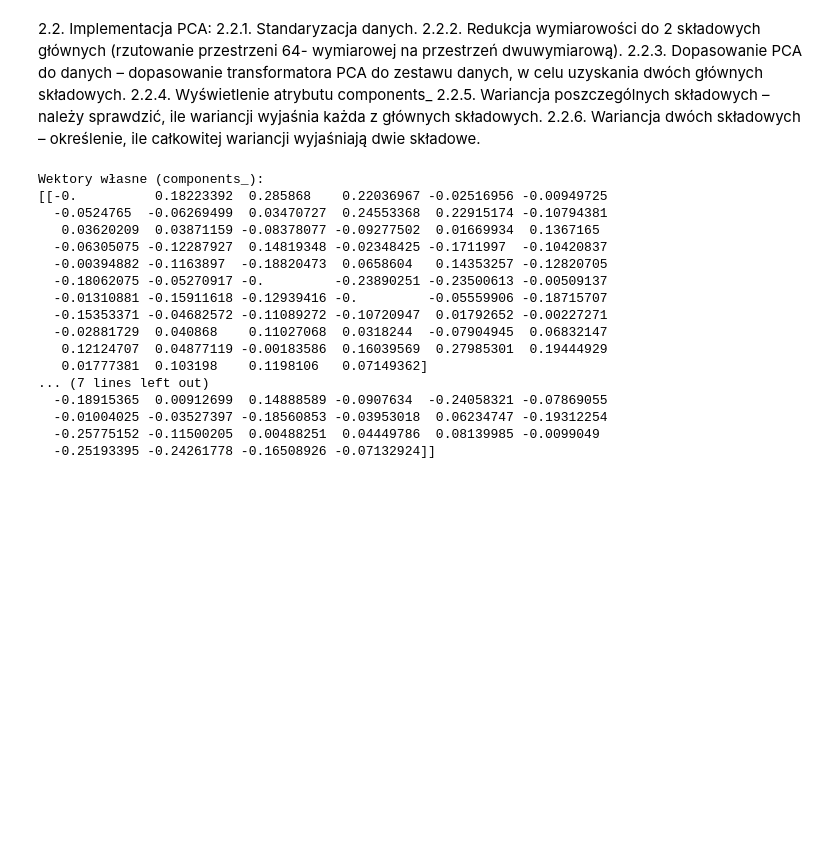
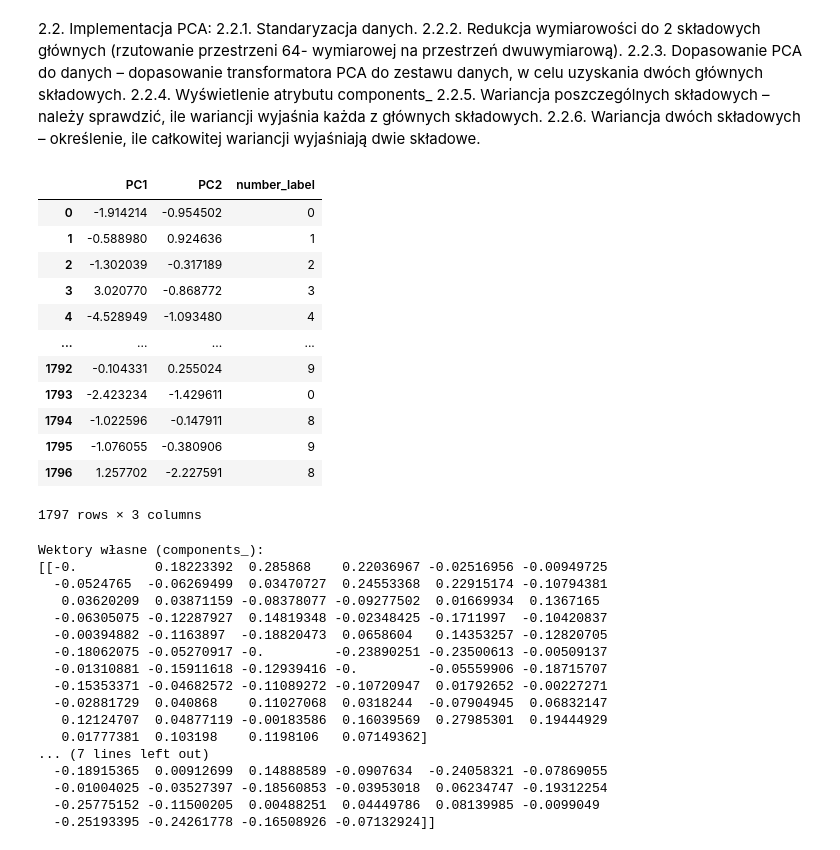
Before and after one commit to juliaduch/maszynowa_analiza_danych, a Jupyter notebook: Duch_Julia_LMAD_PSI_L5.ipynb, the cells around one changed output. Drawn from its saved outputs; the diff is of its cells as text; code cells hidden in the pictures; blank space fills up the shorter version.

```diff
--- a/Duch_Julia_LMAD_PSI_L5.ipynb
+++ b/Duch_Julia_LMAD_PSI_L5.ipynb
@@ -219,6 +306,21 @@ principal_components = pca.fit_transform(df_pixels_scaled)
 # %%
 principal_df = pd.DataFrame(data=principal_components, columns=['PC1', 'PC2'])
 principal_df['number_label'] = data['number_label']
+principal_df
+# %% [output]
+|  | PC1 | PC2 | number_label |
+| 0 | -1.914214 | -0.954502 | 0 |
+| 1 | -0.588980 | 0.924636 | 1 |
+| 2 | -1.302039 | -0.317189 | 2 |
+| 3 | 3.020770 | -0.868772 | 3 |
+| 4 | -4.528949 | -1.093480 | 4 |
+| ... | ... | ... | ... |
+| 1792 | -0.104331 | 0.255024 | 9 |
+| 1793 | -2.423234 | -1.429611 | 0 |
+| 1794 | -1.022596 | -0.147911 | 8 |
+| 1795 | -1.076055 | -0.380906 | 9 |
+| 1796 | 1.257702 | -2.227591 | 8 |
+1797 rows × 3 columns
 # %%
 print("Wektory własne (components_):")
 print(pca.components_)
```
Also changed, not shown: parts of 3 cells of this notebook.
